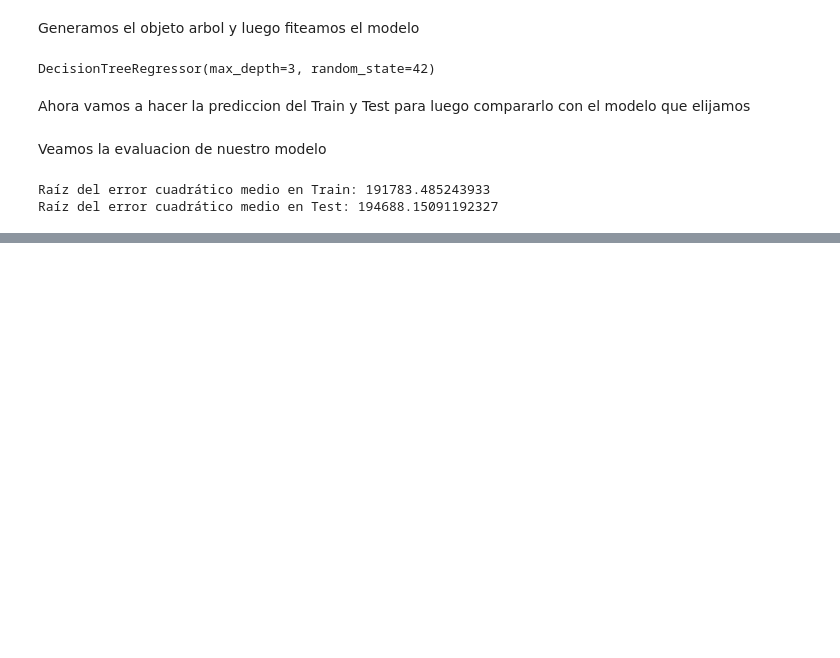
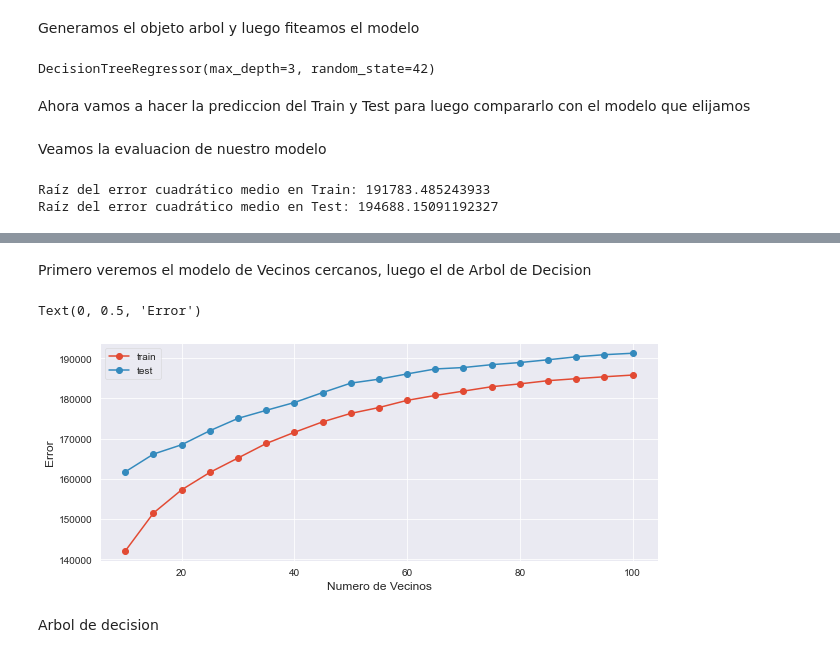
Before and after one commit to ldotto46/01.Proj_Real-State, a Jupyter notebook: DS_Proyecto_01(Rodriguez Luis).ipynb, the cells around one changed output, grey strips where cells are left out. Saved outputs shown, nothing was run; the diff lists cells and outputs as text; code cells hidden in the pictures; blank space fills up the shorter version.

```diff
--- a/DS_Proyecto_01(Rodriguez Luis).ipynb
+++ b/DS_Proyecto_01(Rodriguez Luis).ipynb
@@ -589,0 +597,46 @@ plt.show()
+# %%
+XTR, XTE, yTR, yTE = train_test_split(Xb, yb, test_size=0.30, random_state=42)
+# %% [markdown]
+Primero veremos el modelo de Vecinos cercanos, luego el de Arbol de Decision
+# %%
+# Definimos las listas vacias para los valores deseados
+listaTRknn = []
+listaTEknn = []
+
+# Definimos la lista de valores de k que vamos a explorar
+k_vecinos = [10,15,20,25,30,35,40,45,50,55,60,65,70,75,80,85,90,95,100]
+
+# Generamos un loop sobre los distintos valores de k
+for k in k_vecinos:
+
+    # Vamos a repetir el siguiente bloque de código
+
+    # Definir el modelo con el valor de vecinos deseado
+    clf_knn = KNeighborsRegressor(n_neighbors= k)
+
+    clf_knn.fit(XTR, yTR) #fiteamos el modelo
+
+    # Predecir y evaluar sobre el set de entrenamiento
+    yTR_pred = clf_knn.predict(XTR)
+    rmse_train= np.sqrt(mean_squared_error(yTR, yTR_pred))
+
+    # Predecir y evaluar sobre el set de evaluación
+    yTE_pred = clf_knn.predict(XTE)
+    rmse_test = np.sqrt(mean_squared_error(yTE, yTE_pred))
+
+
+    # Agregar la información a las listas
+    listaTRknn.append(rmse_train)
+    listaTEknn.append(rmse_test)
+# %%
+plt.figure(figsize = (10,4))
+plt.plot(k_vecinos, listaTRknn,'o-',label='train' )#ploteo train
+plt.plot(k_vecinos, listaTEknn,'o-',label='test') #ploteo pred
+plt.legend() #habilito leyenda
+plt.xlabel('Numero de Vecinos')
+plt.ylabel('Error')
+# %% [output]
+Text(0, 0.5, 'Error')
+[figure, added]
+# %% [markdown]
+Arbol de decision
```
Also changed, not shown: parts of 5 cells of this notebook.
